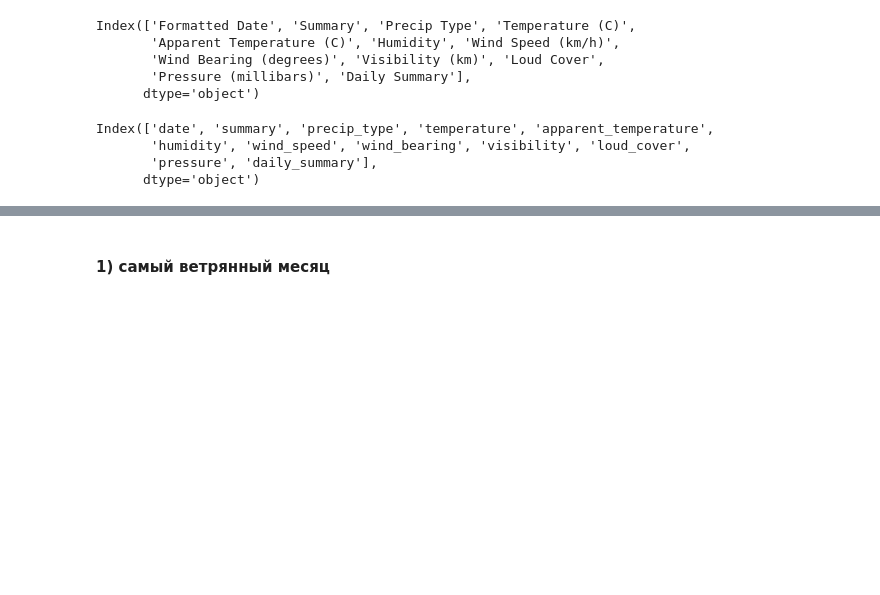
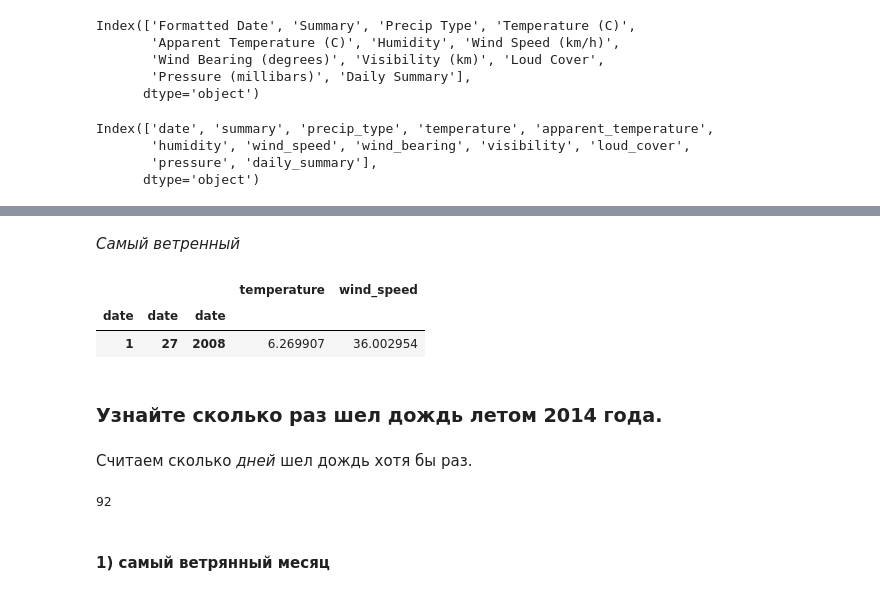
Before and after one commit to slowwavesleep/HSE_ML, a Jupyter notebook: HW1/HW1.ipynb, the cells around one changed output, grey strips where cells are left out. Cells and saved outputs as stored; diff of their text form; code cells hidden in the pictures; blank space fills up the shorter version.

```diff
--- a/HW1/HW1.ipynb
+++ b/HW1/HW1.ipynb
@@ -73,0 +104,10 @@ data.head(5)
+# %% [markdown]
+*Самый ветренный*
+# %%
+by_day.loc[by_day.wind_speed == by_day.wind_speed.max()]
+# %% [output]
+|  |  |  | temperature | wind_speed |
+| date | date | date |  |  |
+| 1 | 27 | 2008 | 6.269907 | 36.002954 |
+# %% [markdown]
+### Узнайте сколько раз шел дождь летом 2014 года.
@@ -74,3 +116,9 @@ data.head(5)
+# %% [markdown]
+Считаем сколько *дней* шел дождь хотя бы раз.
+# %%
+summer.loc[summer.precip_type == 'rain'].date.dt.dayofyear.nunique()
+# %% [output]
+92
 # %% [markdown]
 #### 1) самый ветрянный месяц
 # %%
```
Also changed, not shown: parts of 11 cells of this notebook.
